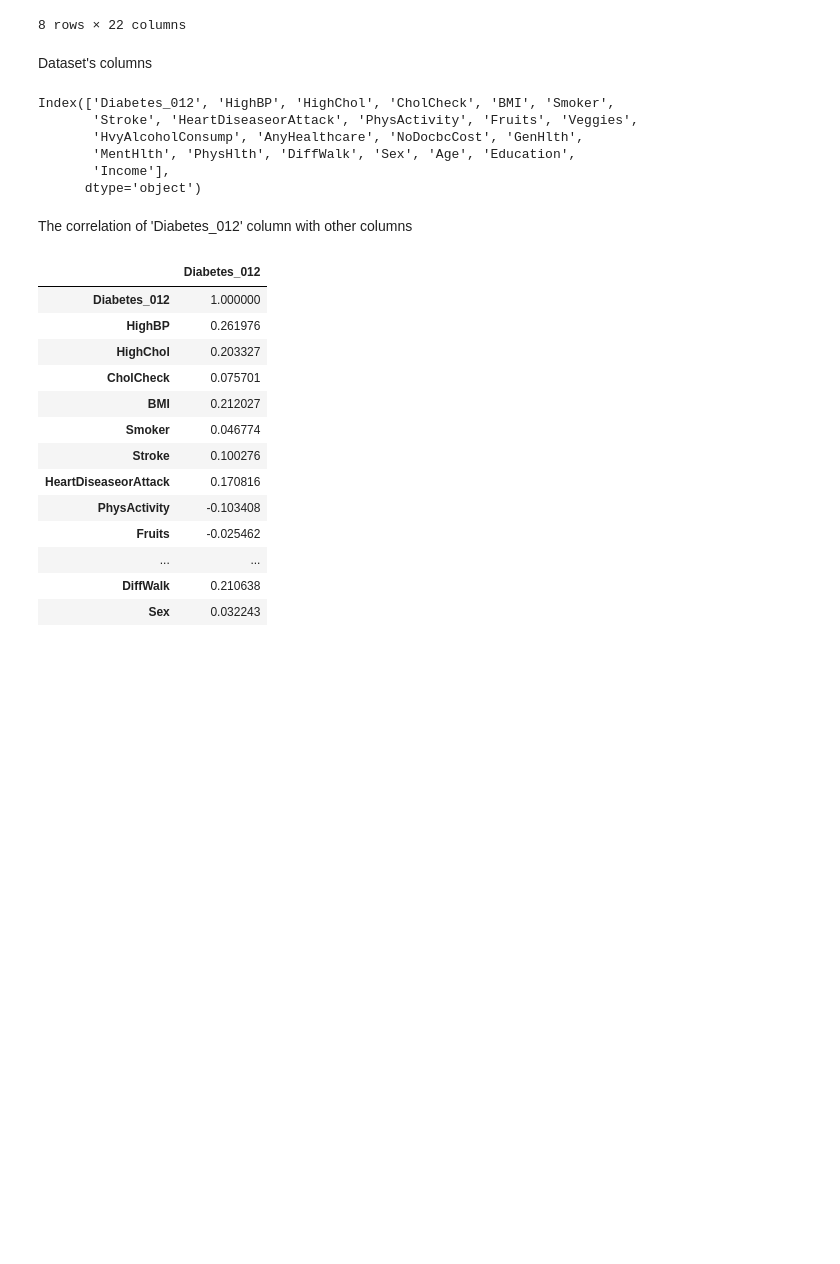
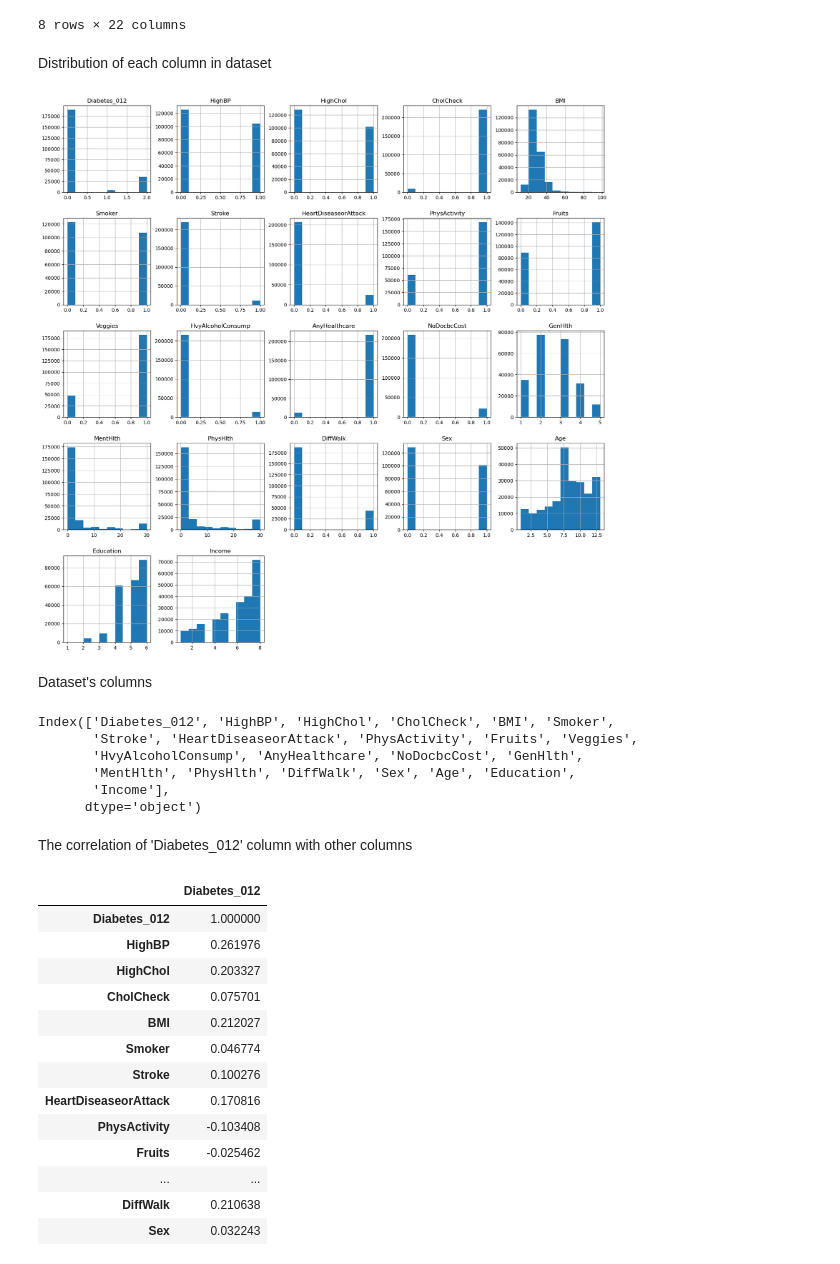
Before and after one commit to paya-alavi77/Diabetes, a Jupyter notebook: Diabetes.ipynb, the cells around one changed output. Cells and saved outputs as stored; diff of their text form; code cells hidden in the pictures; blank space fills up the shorter version.

Commit message:
Added distribution of each column

```diff
--- a/Diabetes.ipynb
+++ b/Diabetes.ipynb
@@ -76,6 +76,13 @@ df.describe()
 | 75% | 0.000000 | 1.000000 | 1.000000 | 1.000000 | 32.00000 | 1.000000 | 0.000000 | 0.000000 | ... |
 | max | 2.000000 | 1.000000 | 1.000000 | 1.000000 | 98.00000 | 1.000000 | 1.000000 | 1.000000 | ... |
 8 rows × 22 columns
+# %% [markdown]
+Distribution of each column in dataset
+# %%
+df.hist(figsize=(20,20))
+plt.show()
+# %% [output]
+[figure, added]
 # %% [markdown]
 Dataset's columns
 # %%
```
